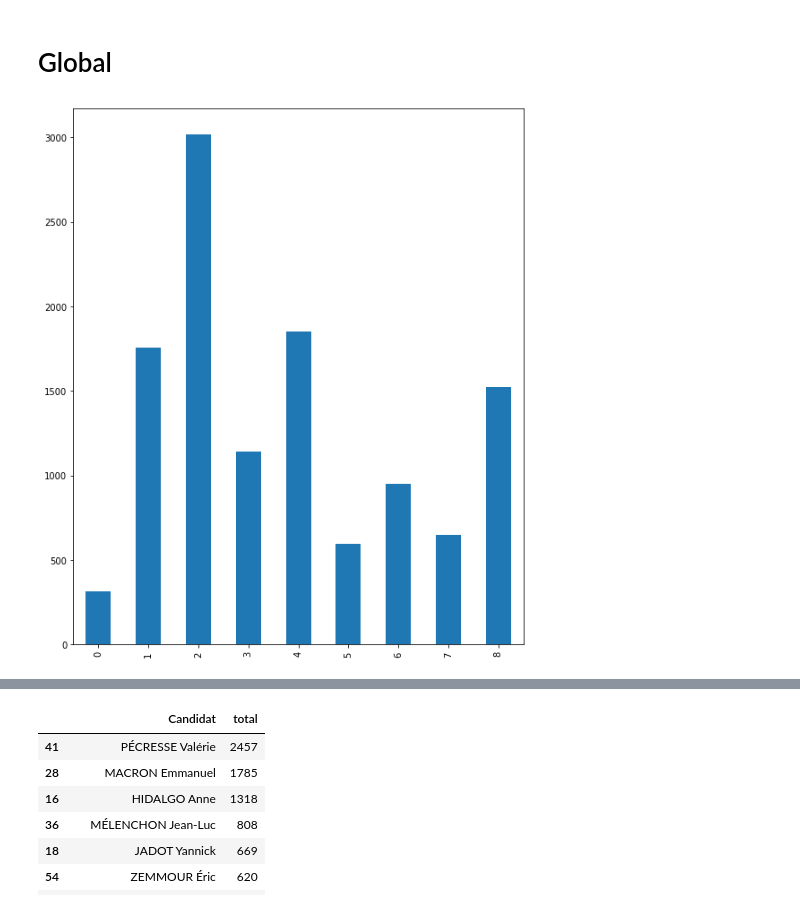
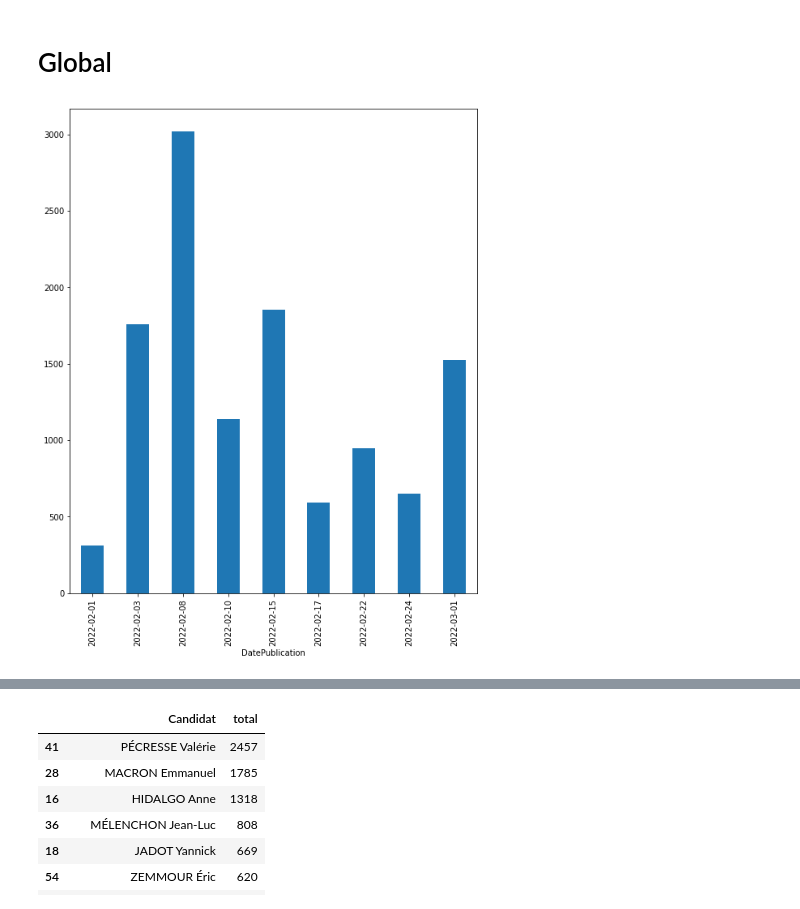
Before and after one commit to annelhote/2022-parrainages, a Jupyter notebook: parrainages.ipynb, the cells around one changed output, grey strips where cells are left out. Saved outputs shown, nothing was run; the diff lists cells and outputs as text; code cells hidden in the pictures.

Commit message:
Update some graphs

```diff
--- a/parrainages.ipynb
+++ b/parrainages.ipynb
@@ -204,10 +204,10 @@ sponsorships
 # %%
 # Number of new sponsorships for each new date
 df_count = sponsorships.groupby('DatePublication').count().reset_index().get(['DatePublication', 'Candidat'])
-df_count.plot(kind='bar', legend=False)
+df_count.plot(x='DatePublication', y='Candidat', kind='bar', legend=False)
 plt.show()
 # %% [output]
-[figure, old version]
+[figure, new version]
 # %%
 # Number of sponsorships among time
 df_count['cumsum'] = df_count['Candidat'].cumsum()
```
Also changed, not shown: parts of 3 cells of this notebook, 3 other files.
